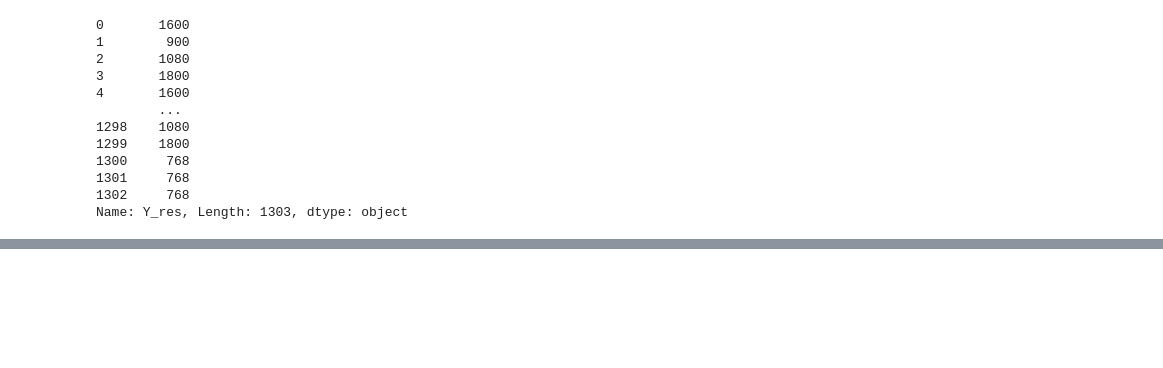
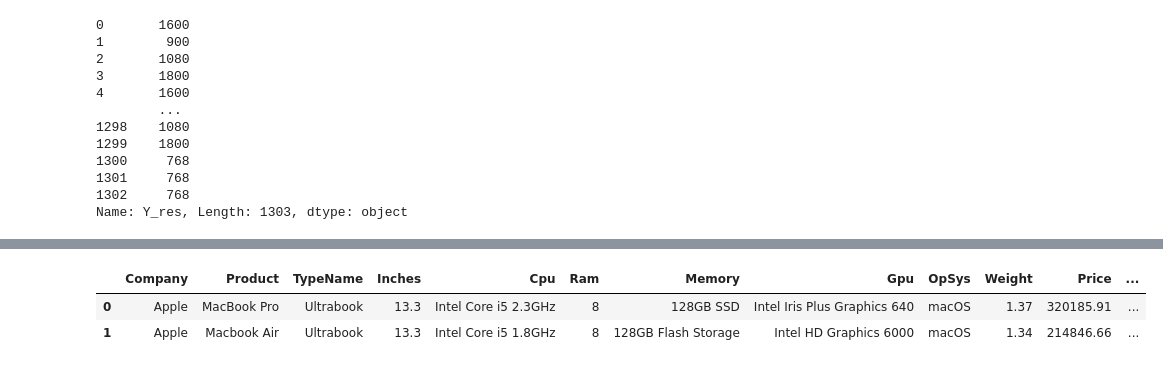
Before and after one commit to Sialsanwal/Data-Science, a Jupyter notebook: Laptop Price/Feature engineering and Modeling.ipynb, the cells around one changed output, grey strips where cells are left out. Cells and saved outputs as stored; diff of their text form; code cells hidden in the pictures; blank space fills up the shorter version.

```diff
--- a/Laptop Price/Feature engineering and Modeling.ipynb
+++ b/Laptop Price/Feature engineering and Modeling.ipynb
@@ -205,0 +309,6 @@ Name: Y_res, Length: 1303, dtype: object
+# %%
+df.head(2)
+# %% [output]
+|  | Company | Product | TypeName | Inches | Cpu | Ram | Memory | Gpu | OpSys | Weight | Price | ... |
+| 0 | Apple | MacBook Pro | Ultrabook | 13.3 | Intel Core i5 2.3GHz | 8 | 128GB SSD | Intel Iris Plus Graphics 640 | macOS | 1.37 | 320185.91 | ... |
+| 1 | Apple | Macbook Air | Ultrabook | 13.3 | Intel Core i5 1.8GHz | 8 | 128GB Flash Storage | Intel HD Graphics 6000 | macOS | 1.34 | 214846.66 | ... |
```
Also changed, not shown: parts of 15 cells of this notebook.
